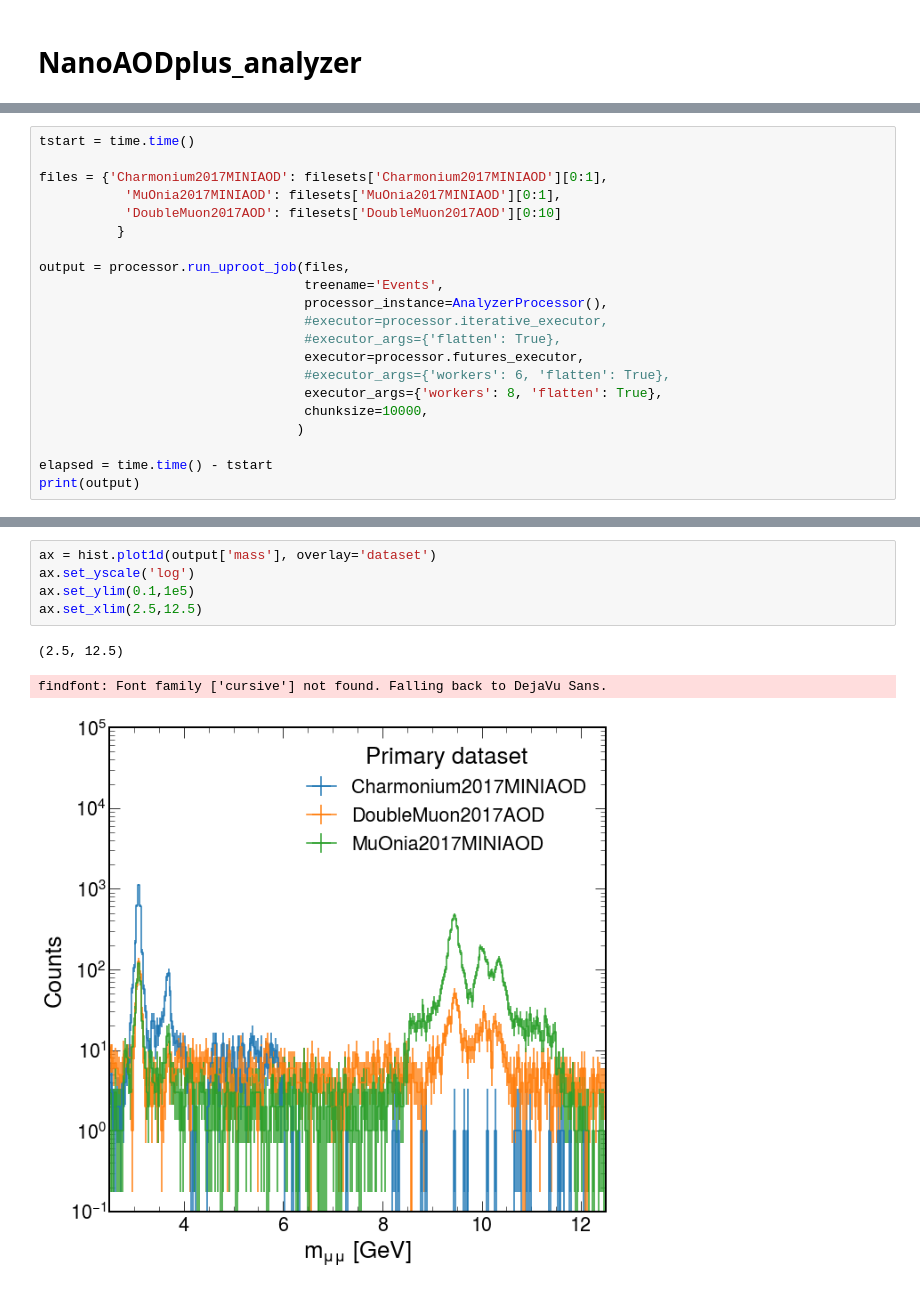
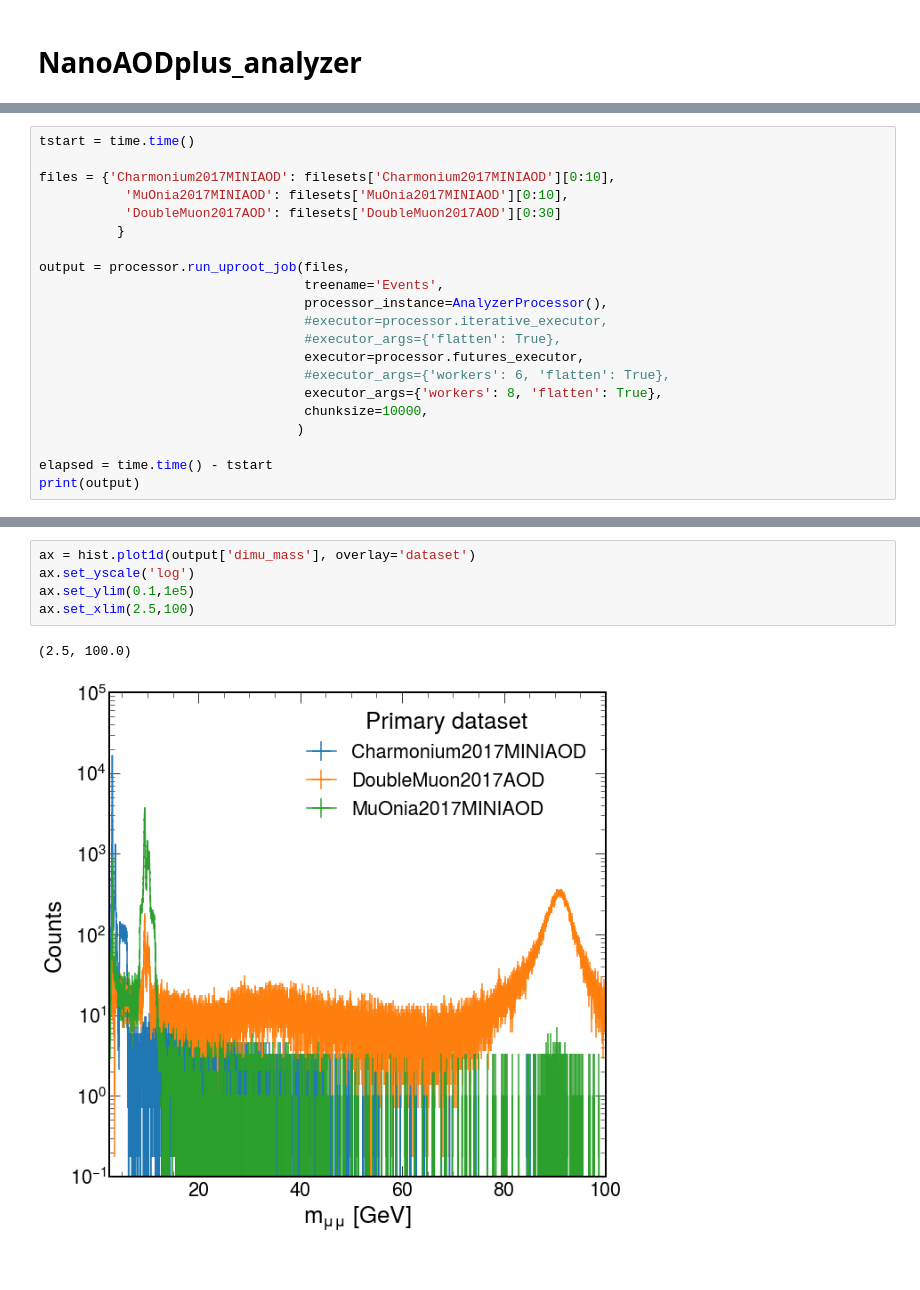
Before and after one commit to kevimota/OniaOpenCharmRun2ULAna, a Jupyter notebook: nanoAODplus_analyzer.ipynb, the cells around one changed output, grey strips where cells are left out. Saved outputs shown, nothing was run; the diff lists cells and outputs as text.

```diff
--- a/nanoAODplus_analyzer.ipynb
+++ b/nanoAODplus_analyzer.ipynb
@@ -19,9 +19,9 @@ plt.style.use(hep.style.CMS)
 # %%
 tstart = time.time()
 
-files = {'Charmonium2017MINIAOD': filesets['Charmonium2017MINIAOD'][0:1],
-           'MuOnia2017MINIAOD': filesets['MuOnia2017MINIAOD'][0:1],
-           'DoubleMuon2017AOD': filesets['DoubleMuon2017AOD'][0:10]
+files = {'Charmonium2017MINIAOD': filesets['Charmonium2017MINIAOD'][0:10],
+           'MuOnia2017MINIAOD': filesets['MuOnia2017MINIAOD'][0:10],
+           'DoubleMuon2017AOD': filesets['DoubleMuon2017AOD'][0:30]
           }
 
 output = processor.run_uproot_job(files,
@@ -42,10 +55,9 @@ print(output)
 # %%
-ax = hist.plot1d(output['mass'], overlay='dataset')
+ax = hist.plot1d(output['dimu_mass'], overlay='dataset')
 ax.set_yscale('log')
 ax.set_ylim(0.1,1e5)
-ax.set_xlim(2.5,12.5)
+ax.set_xlim(2.5,100)
 # %% [output]
-(2.5, 12.5)
+(2.5, 100.0)
-findfont: Font family ['cursive'] not found. Falling back to DejaVu Sans.
-[figure, old version]
+[figure, new version]
 # %%
```
Also changed, not shown: parts of 9 cells of this notebook, 14 other files.
